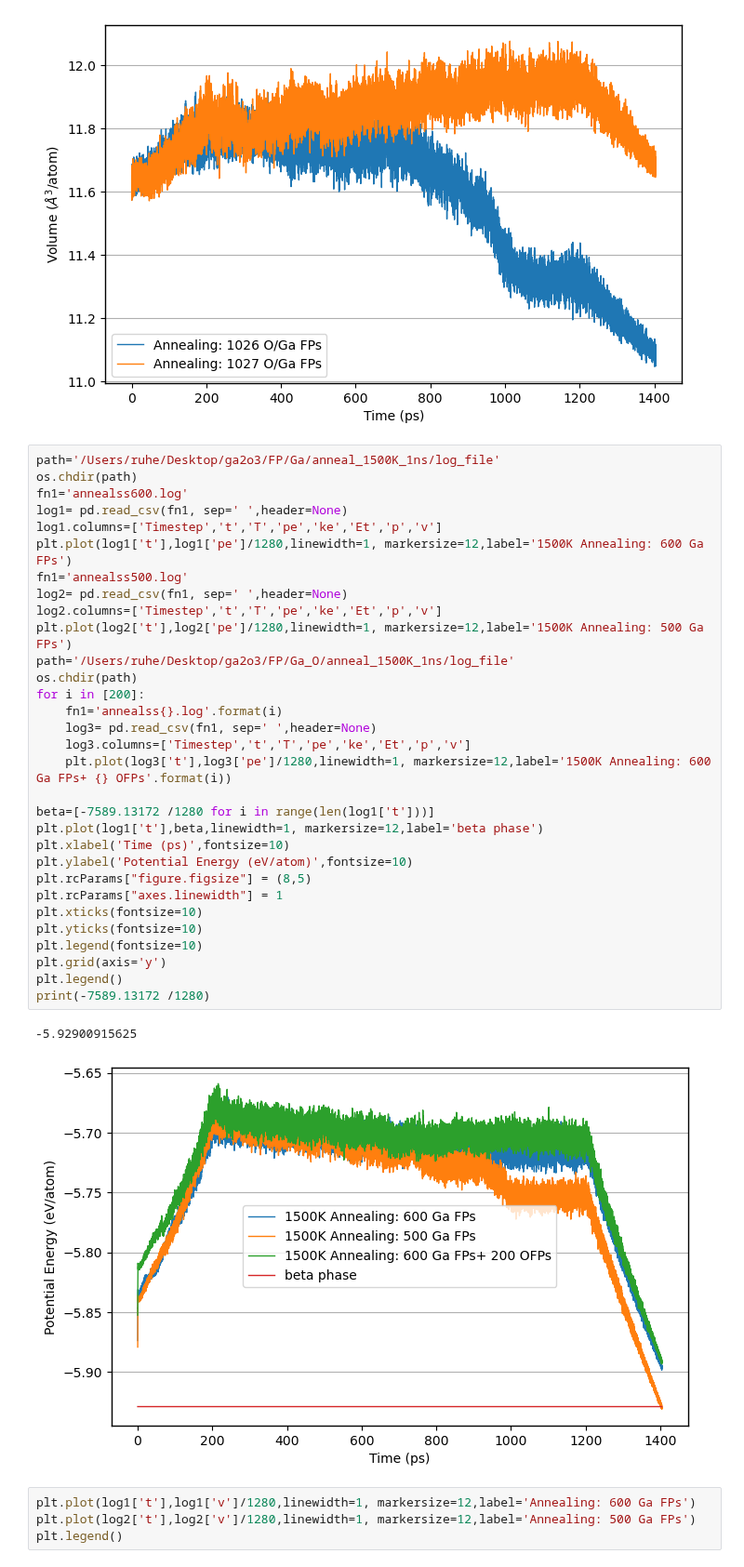
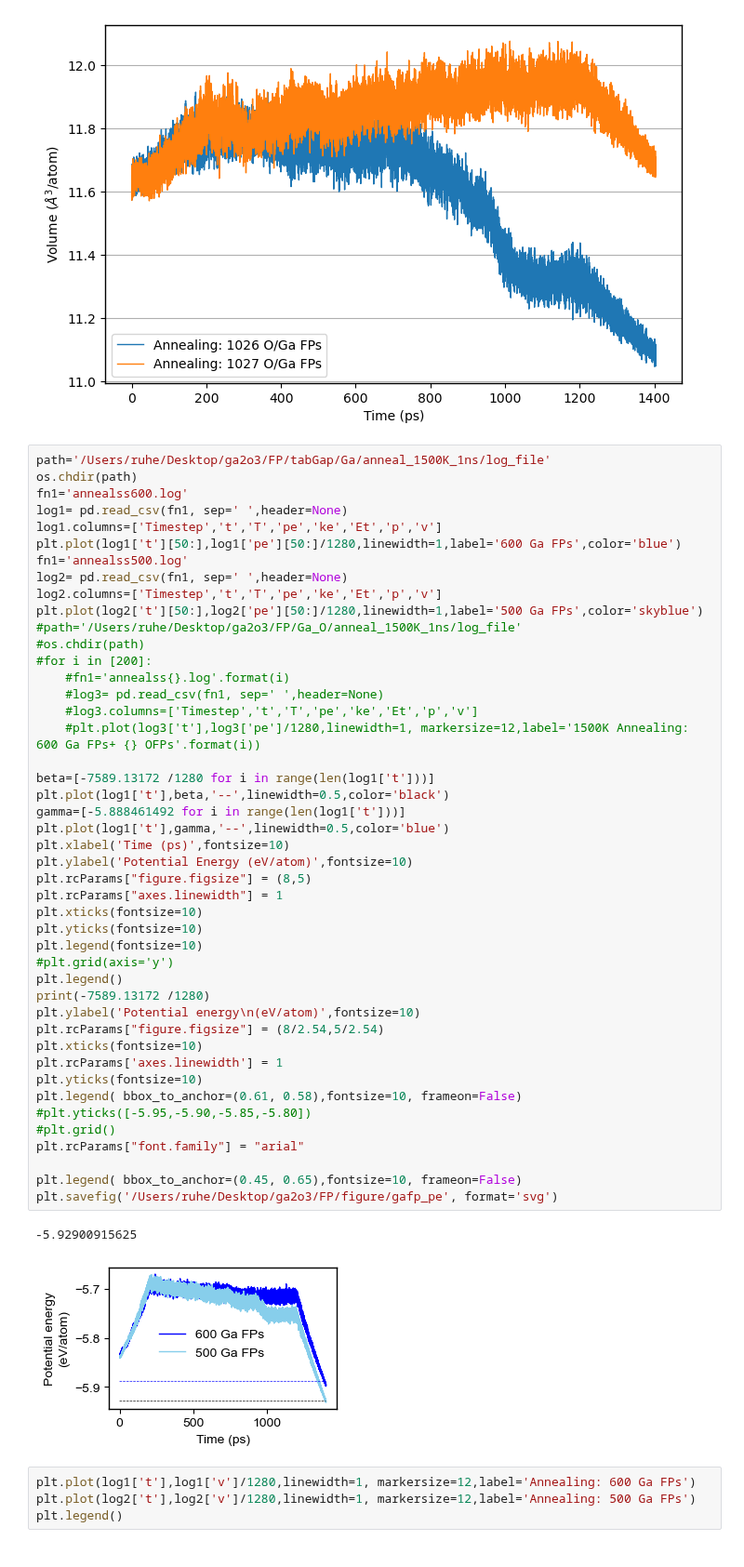
Before and after one commit to HE-RU10/ga2o3, a Jupyter notebook: annealing.ipynb, the cells around one changed output. Shown at 93% size. Cells and saved outputs as stored; diff of their text form.

```diff
--- a/annealing.ipynb
+++ b/annealing.ipynb
@@ -102,39 +100,53 @@ plt.grid(axis='y')
 # %% [output]
 [figure]
 # %%
-path='/Users/ruhe/Desktop/ga2o3/FP/Ga/anneal_1500K_1ns/log_file'
+path='/Users/ruhe/Desktop/ga2o3/FP/tabGap/Ga/anneal_1500K_1ns/log_file'
 os.chdir(path)
 fn1='annealss600.log'
 log1= pd.read_csv(fn1, sep=' ',header=None)
 log1.columns=['Timestep','t','T','pe','ke','Et','p','v']
-plt.plot(log1['t'],log1['pe']/1280,linewidth=1, markersize=12,label='1500K Annealing: 600 Ga FPs')
+plt.plot(log1['t'][50:],log1['pe'][50:]/1280,linewidth=1,label='600 Ga FPs',color='blue')
 fn1='annealss500.log'
 log2= pd.read_csv(fn1, sep=' ',header=None)
 log2.columns=['Timestep','t','T','pe','ke','Et','p','v']
-plt.plot(log2['t'],log2['pe']/1280,linewidth=1, markersize=12,label='1500K Annealing: 500 Ga FPs')
-path='/Users/ruhe/Desktop/ga2o3/FP/Ga_O/anneal_1500K_1ns/log_file'
-os.chdir(path)
-for i in [200]:
-    fn1='annealss{}.log'.format(i)
-    log3= pd.read_csv(fn1, sep=' ',header=None)
-    log3.columns=['Timestep','t','T','pe','ke','Et','p','v']
-    plt.plot(log3['t'],log3['pe']/1280,linewidth=1, markersize=12,label='1500K Annealing: 600 Ga FPs+ {} OFPs'.format(i))
+plt.plot(log2['t'][50:],log2['pe'][50:]/1280,linewidth=1,label='500 Ga FPs',color='skyblue')
+#path='/Users/ruhe/Desktop/ga2o3/FP/Ga_O/anneal_1500K_1ns/log_file'
+#os.chdir(path)
+#for i in [200]:
+    #fn1='annealss{}.log'.format(i)
+    #log3= pd.read_csv(fn1, sep=' ',header=None)
+    #log3.columns=['Timestep','t','T','pe','ke','Et','p','v']
+    #plt.plot(log3['t'],log3['pe']/1280,linewidth=1, markersize=12,label='1500K Annealing: 600 Ga FPs+ {} OFPs'.format(i))
 
 beta=[-7589.13172 /1280 for i in range(len(log1['t']))]
-plt.plot(log1['t'],beta,linewidth=1, markersize=12,label='beta phase')
+plt.plot(log1['t'],beta,'--',linewidth=0.5,color='black')
+gamma=[-5.888461492 for i in range(len(log1['t']))]
+plt.plot(log1['t'],gamma,'--',linewidth=0.5,color='blue')
 plt.xlabel('Time (ps)',fontsize=10)
 plt.ylabel('Potential Energy (eV/atom)',fontsize=10)
 plt.rcParams["figure.figsize"] = (8,5)
 plt.rcParams["axes.linewidth"] = 1
 plt.xticks(fontsize=10)
 plt.yticks(fontsize=10)
 plt.legend(fontsize=10)
-plt.grid(axis='y')
+#plt.grid(axis='y')
 plt.legend()
 print(-7589.13172 /1280)
+plt.ylabel('Potential energy\n(eV/atom)',fontsize=10)
+plt.rcParams["figure.figsize"] = (8/2.54,5/2.54)
+plt.xticks(fontsize=10)
+plt.rcParams['axes.linewidth'] = 1
+plt.yticks(fontsize=10)
+plt.legend( bbox_to_anchor=(0.61, 0.58),fontsize=10, frameon=False)
+#plt.yticks([-5.95,-5.90,-5.85,-5.80])
+#plt.grid()
+plt.rcParams["font.family"] = "arial"
+
+plt.legend( bbox_to_anchor=(0.45, 0.65),fontsize=10, frameon=False)
+plt.savefig('/Users/ruhe/Desktop/ga2o3/FP/figure/gafp_pe', format='svg')
 # %% [output]
 -5.92900915625
-[figure, old version]
+[figure, new version]
 # %%
 plt.plot(log1['t'],log1['v']/1280,linewidth=1, markersize=12,label='Annealing: 600 Ga FPs')
 plt.plot(log2['t'],log2['v']/1280,linewidth=1, markersize=12,label='Annealing: 500 Ga FPs')
```
Also changed, not shown: parts of 2 cells of this notebook, 5 other files.
